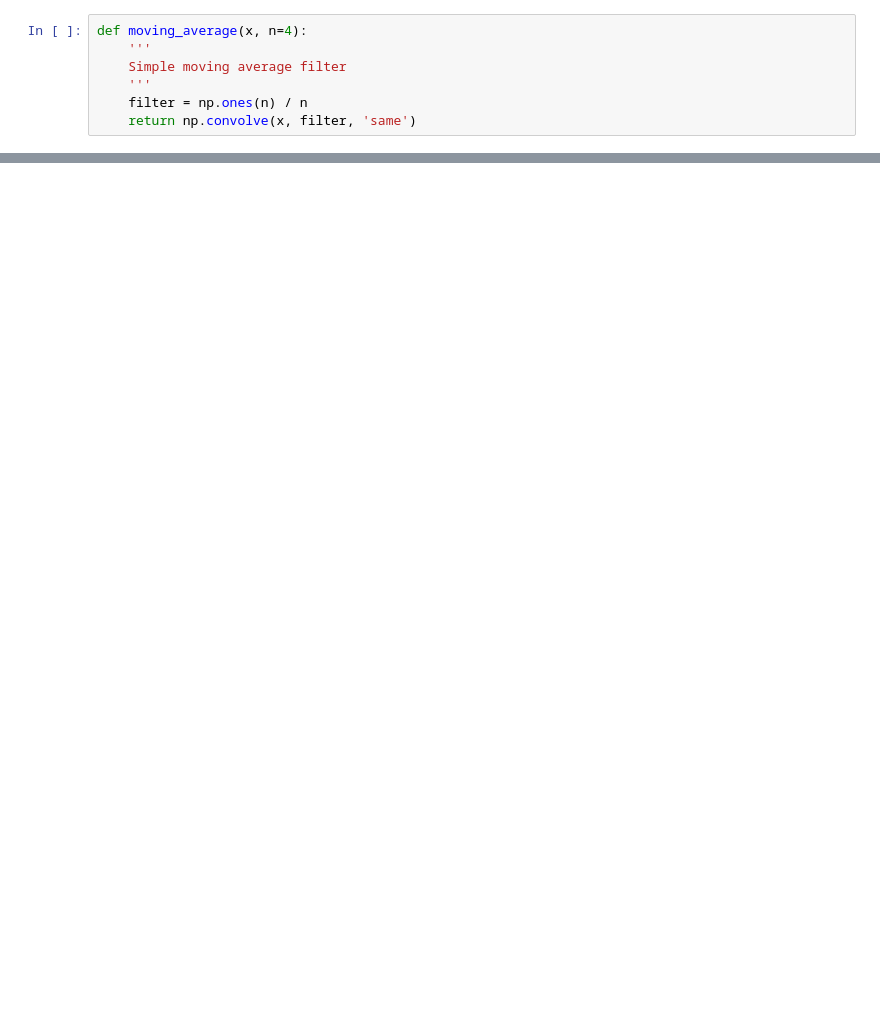
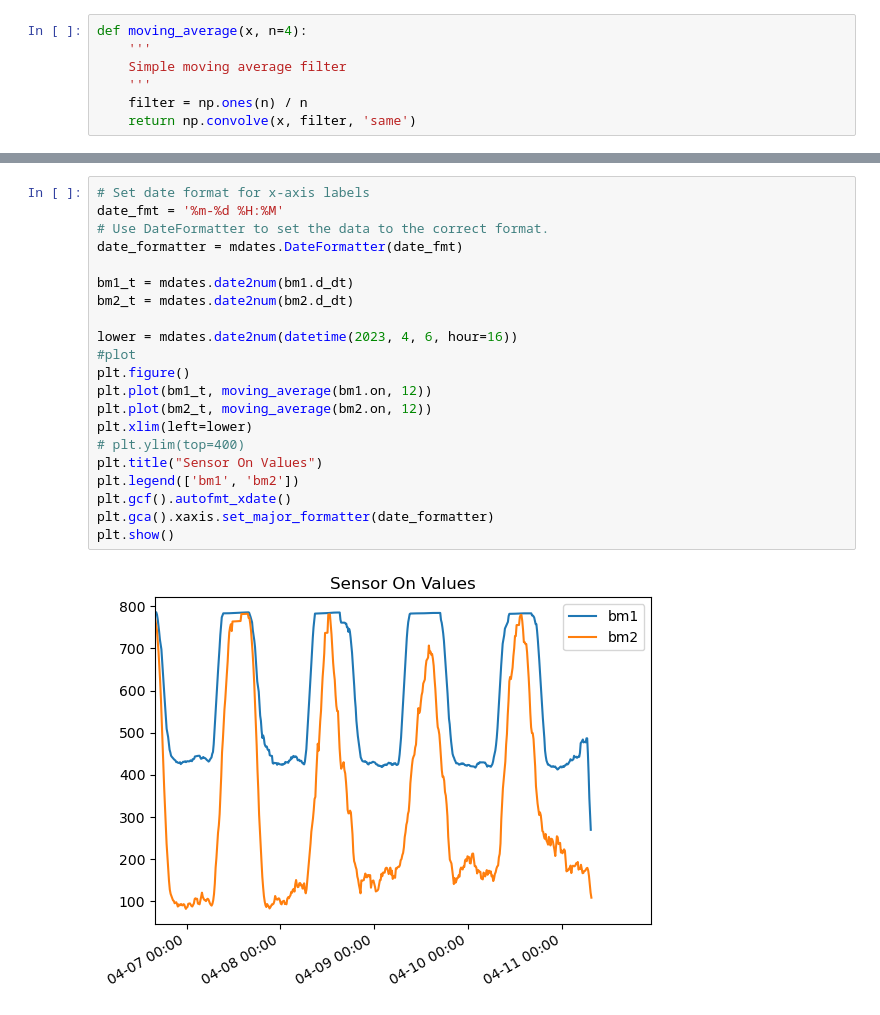
Before and after one commit to wFairmanOlin/Biomass, a Jupyter notebook: data/process_data.ipynb, the cells around one changed output, grey strips where cells are left out. Cells and saved outputs as stored; diff of their text form; blank space fills up the shorter version.

```diff
--- a/data/process_data.ipynb
+++ b/data/process_data.ipynb
@@ -69,0 +110,23 @@ plt.show()
+# %%
+# Set date format for x-axis labels
+date_fmt = '%m-%d %H:%M'
+# Use DateFormatter to set the data to the correct format.
+date_formatter = mdates.DateFormatter(date_fmt)
+
+bm1_t = mdates.date2num(bm1.d_dt)
+bm2_t = mdates.date2num(bm2.d_dt)
+
+lower = mdates.date2num(datetime(2023, 4, 6, hour=16))
+#plot
+plt.figure()
+plt.plot(bm1_t, moving_average(bm1.on, 12))
+plt.plot(bm2_t, moving_average(bm2.on, 12))
+plt.xlim(left=lower)
+# plt.ylim(top=400)
+plt.title("Sensor On Values")
+plt.legend(['bm1', 'bm2'])
+plt.gcf().autofmt_xdate()
+plt.gca().xaxis.set_major_formatter(date_formatter)
+plt.show()
+# %% [output]
+[figure, added]
```
Also changed, not shown: parts of 7 cells of this notebook, 54 other files.
